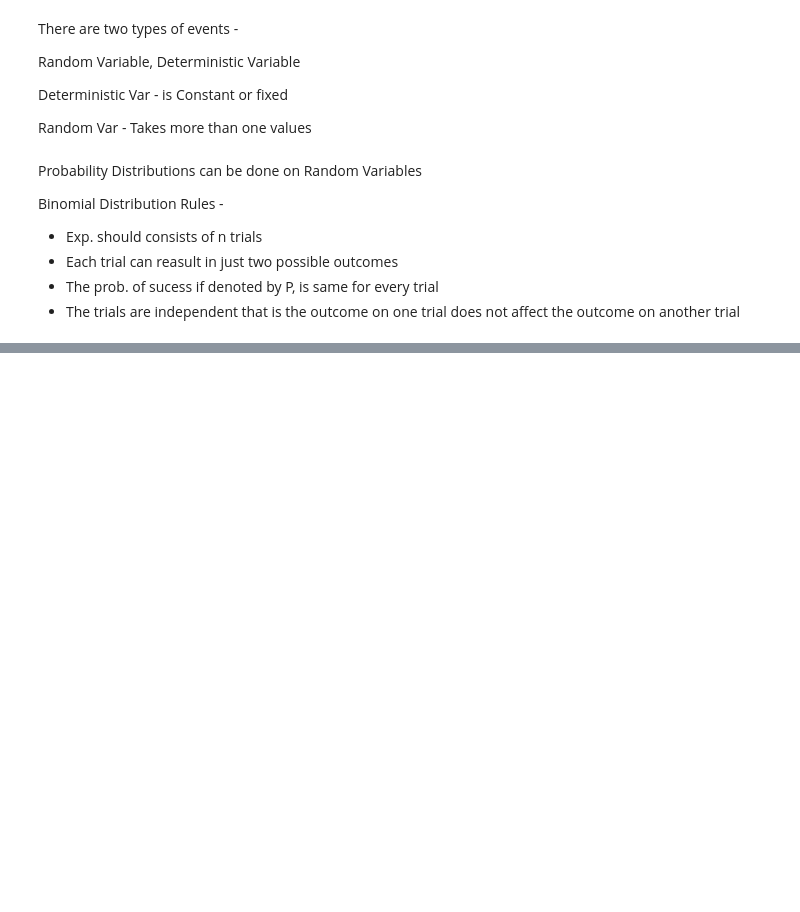
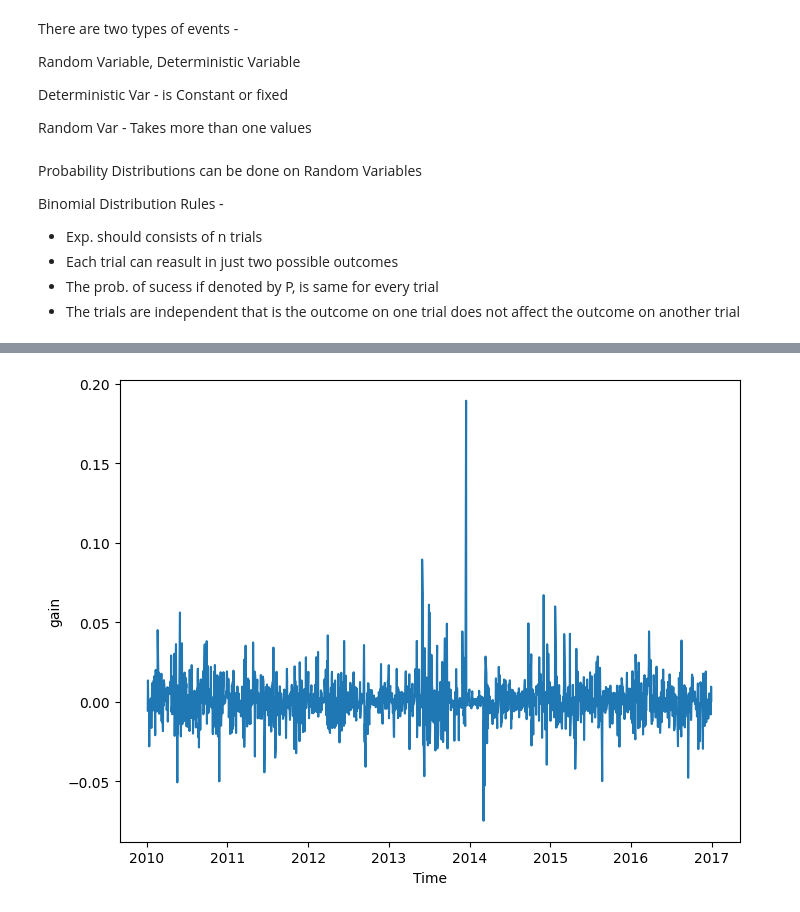
Before and after one commit to SAIFIANS/DS_Code, a Jupyter notebook: DS_Random_Var_&Prob_.ipynb, the cells around one changed output, grey strips where cells are left out. Saved outputs shown, nothing was run; the diff lists cells and outputs as text; code cells hidden in the pictures; blank space fills up the shorter version.

```diff
--- a/DS_Random_Var_&Prob_.ipynb
+++ b/DS_Random_Var_&Prob_.ipynb
@@ -22,0 +99,7 @@ Binomial Distribution Rules -
+# %%
+plt.figure(figsize = (8, 6));
+plt.plot(glaxo_df.index, glaxo_df.gain);
+plt.xlabel('Time');
+plt.ylabel('gain');
+# %% [output]
+[figure, added]
```
Also changed, not shown: parts of 21 cells of this notebook.
